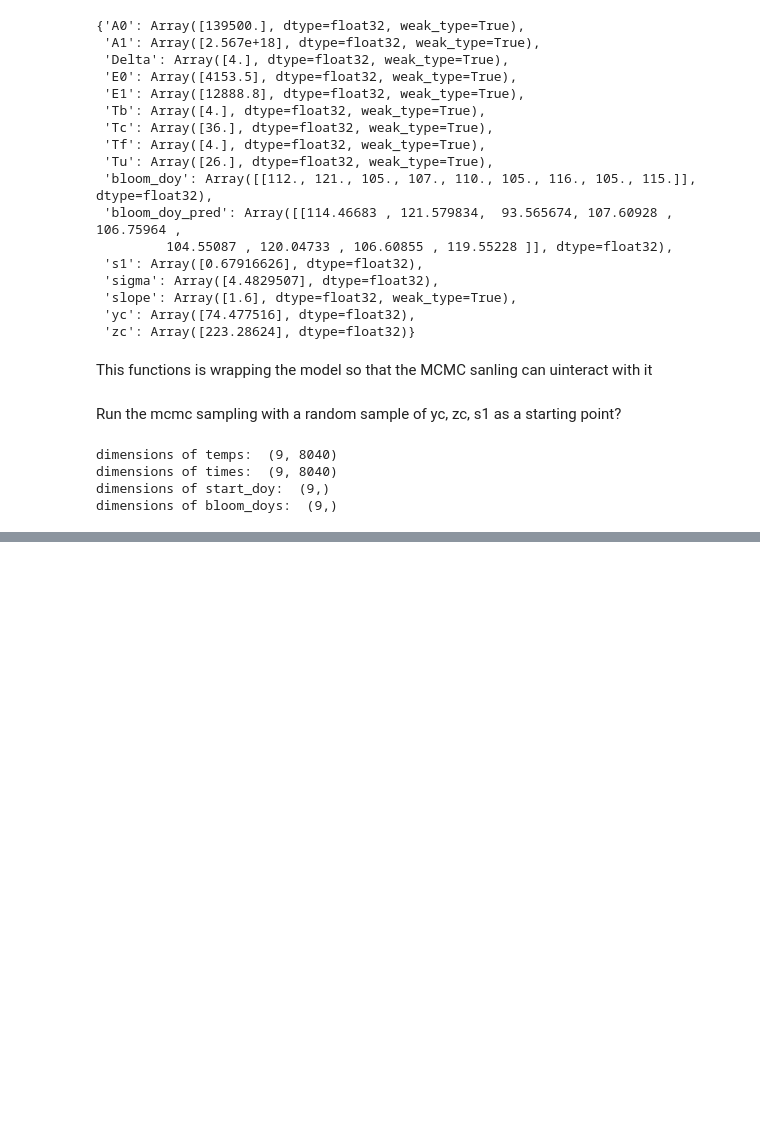
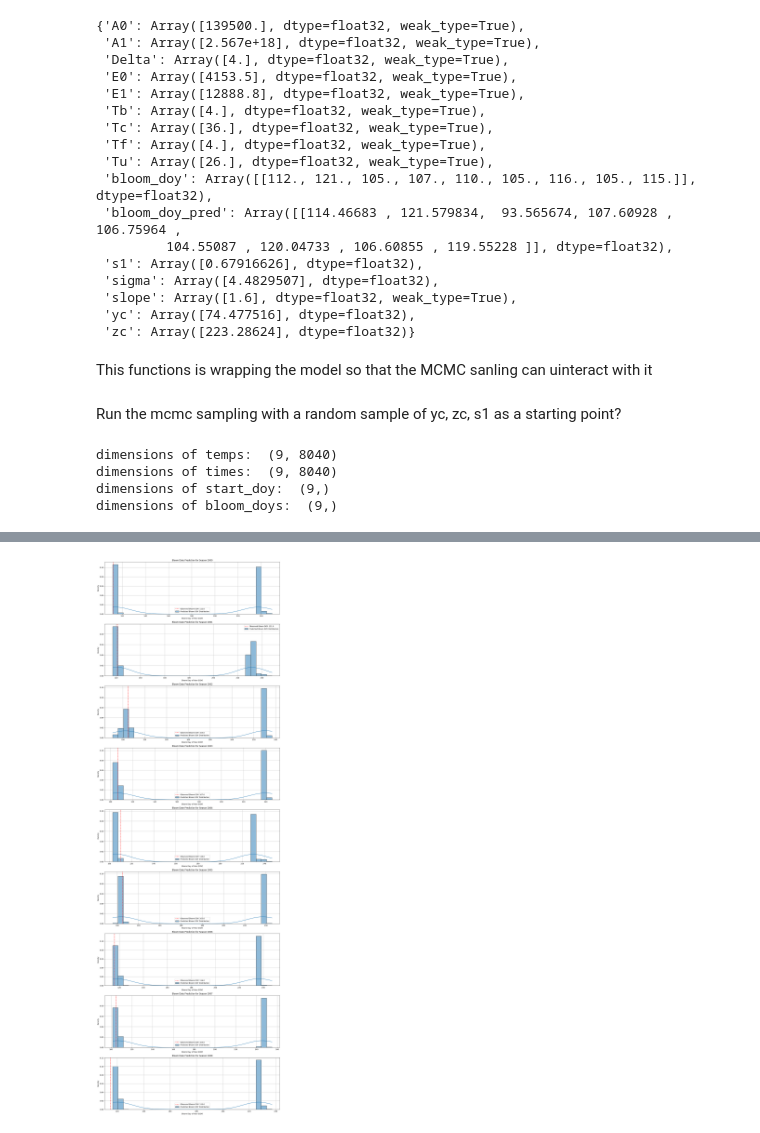
Before and after one commit to larscaspersen/phenoflex_meets_bayes, a Jupyter notebook: hybridmodel_phenoflex.ipynb, the cells around one changed output, grey strips where cells are left out. Drawn from its saved outputs; the diff is of its cells as text; code cells hidden in the pictures; blank space fills up the shorter version.

```diff
--- a/hybridmodel_phenoflex.ipynb
+++ b/hybridmodel_phenoflex.ipynb
@@ -1089,0 +1053,34 @@ az.plot_posterior(az_mcmc,
+# %%
+import matplotlib.pyplot as plt
+import seaborn as sns
+import jax.numpy as jnp
+
+# Get predicted bloom DOYs from MCMC samples
+predicted_bloom_doys_mcmc = mcmc_samples_phenoflex['bloom_doy_pred'] # Shape: (num_samples, num_seasons)
+
+# Get observed bloom DOYs and years from the data preparation step
+# These variables (bloom_doys, years) should be available from previous cells like plSeY2Y-C2NC or qmpen104LyfF
+# If not, you might need to re-run the cell where they are defined.
+
+num_seasons = predicted_bloom_doys_mcmc.shape[1]
+
+plt.figure(figsize=(15, 5 * num_seasons))
+
+for i_season in range(num_seasons):
+    predicted_for_season = predicted_bloom_doys_mcmc[:, i_season]
+    observed_for_season = bloom_doys[i_season]
+    year_for_season = years[i_season]
+
+    plt.subplot(num_seasons, 1, i_season + 1)
+    sns.histplot(predicted_for_season, kde=True, stat='density', bins=30, label='Predicted Bloom DOY Distribution')
+    plt.axvline(observed_for_season, color='red', linestyle='--', label=f'Observed Bloom DOY: {observed_for_season:.1f}')
+    plt.title(f'Bloom Date Prediction for Season {year_for_season}')
+    plt.xlabel('Bloom Day of Year (DOY)')
+    plt.ylabel('Density')
+    plt.legend()
+    plt.grid(True)
+
+plt.tight_layout()
+plt.show()
+# %% [output]
+[figure, added]
```
Also changed, not shown: parts of 19 cells of this notebook.
